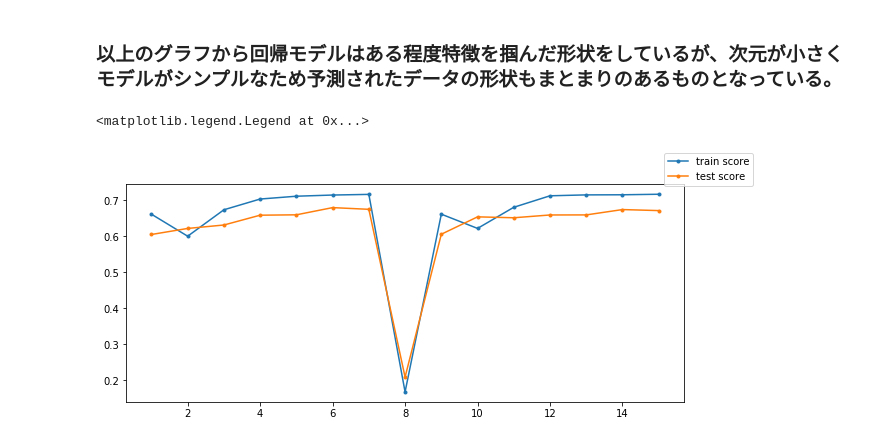
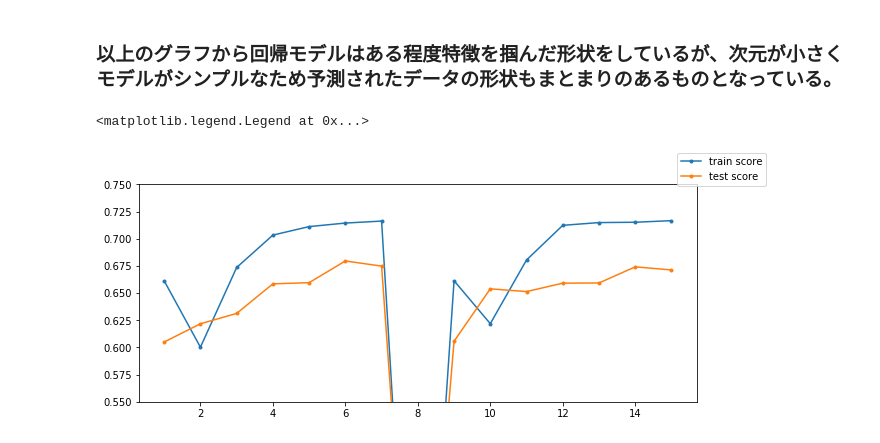
Before and after one commit to krocky-cooky/patternDetection, a Jupyter notebook: MultipleLinearRegression.ipynb, the cells around one changed output. Saved outputs shown, nothing was run; the diff lists cells and outputs as text; code cells hidden in the pictures.

```diff
--- a/MultipleLinearRegression.ipynb
+++ b/MultipleLinearRegression.ipynb
@@ -146,32 +148,32 @@ test_score = list()
 
 
 for i in range(1,1<<4): #bit全探索
     flags = list()
     for j in range(4):
         if i>>j & 1:
             flags.append(True)
         else:
             flags.append(False)
     mask = np.array(flags)
     data = np.array(dataframe.loc[:,continuous[mask]])
     target = np.array(dataframe.loc[:,'mpg'])
     x_train,x_test,t_train,t_test = train_test_split(
         data,
         target,
         random_state = 0
     )
     rgr = MultipleLinearRegression()
     rgr.fit(x_train,t_train)
     train_score.append(rgr.score(x_train,t_train))
     test_score.append(rgr.score(x_test,t_test))
 
 fig = plt.figure(figsize = (10,4))
 x = np.linspace(1,(1<<4)-1,(1<<4)-1)
 ax = fig.add_subplot(111)
-#ax.set_ylim([0.4,0.8])
+ax.set_ylim([0.55,0.75])
 ax.plot(x,train_score,marker = '.',label = 'train score')
 ax.plot(x,test_score,marker = '.',label = 'test score')
 fig.legend()
 # %% [output]
 <matplotlib.legend.Legend at 0x...>
-[figure, old version]
+[figure, new version]
```
Also changed, not shown: parts of 2 cells of this notebook, 2 other files.
